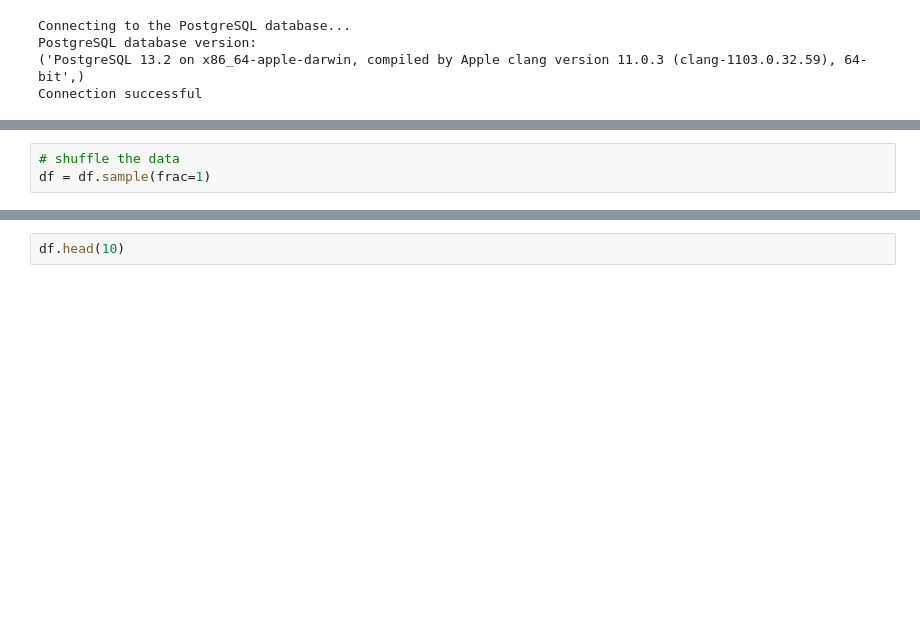
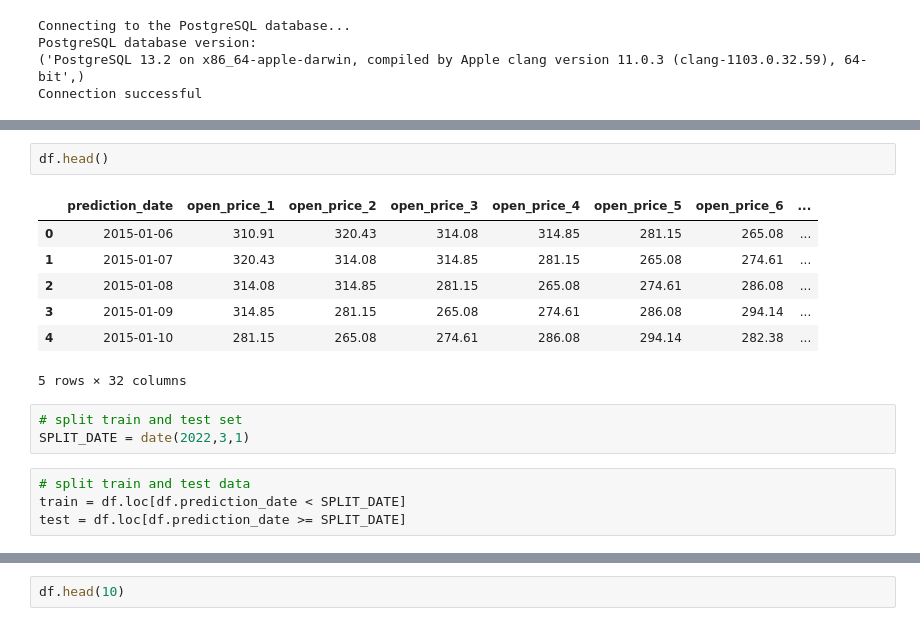
Before and after one commit to faithfulalabi/Bitcoin_Price_Predictor, a Jupyter notebook: Dev/modeling/training.ipynb, the cells around one changed output, grey strips where cells are left out. Saved outputs shown, nothing was run; the diff lists cells and outputs as text; blank space fills up the shorter version.

Commit message:
update training env

```diff
--- a/Dev/modeling/training.ipynb
+++ b/Dev/modeling/training.ipynb
@@ -78,4 +80,18 @@ sell    0.432722
 Name: signal, dtype: float64
-# %%
-# shuffle the data
-df = df.sample(frac=1)
+# %%
+df.head()
+# %% [output]
+|  | prediction_date | open_price_1 | open_price_2 | open_price_3 | open_price_4 | open_price_5 | open_price_6 | ... |
+| 0 | 2015-01-06 | 310.91 | 320.43 | 314.08 | 314.85 | 281.15 | 265.08 | ... |
+| 1 | 2015-01-07 | 320.43 | 314.08 | 314.85 | 281.15 | 265.08 | 274.61 | ... |
+| 2 | 2015-01-08 | 314.08 | 314.85 | 281.15 | 265.08 | 274.61 | 286.08 | ... |
+| 3 | 2015-01-09 | 314.85 | 281.15 | 265.08 | 274.61 | 286.08 | 294.14 | ... |
+| 4 | 2015-01-10 | 281.15 | 265.08 | 274.61 | 286.08 | 294.14 | 282.38 | ... |
+5 rows × 32 columns
+# %%
+# split train and test set
+SPLIT_DATE = date(2022,3,1)
+# %%
+# split train and test data
+train = df.loc[df.prediction_date < SPLIT_DATE]
+test = df.loc[df.prediction_date >= SPLIT_DATE]
```
Also changed, not shown: parts of 19 cells of this notebook, 12 other files.
